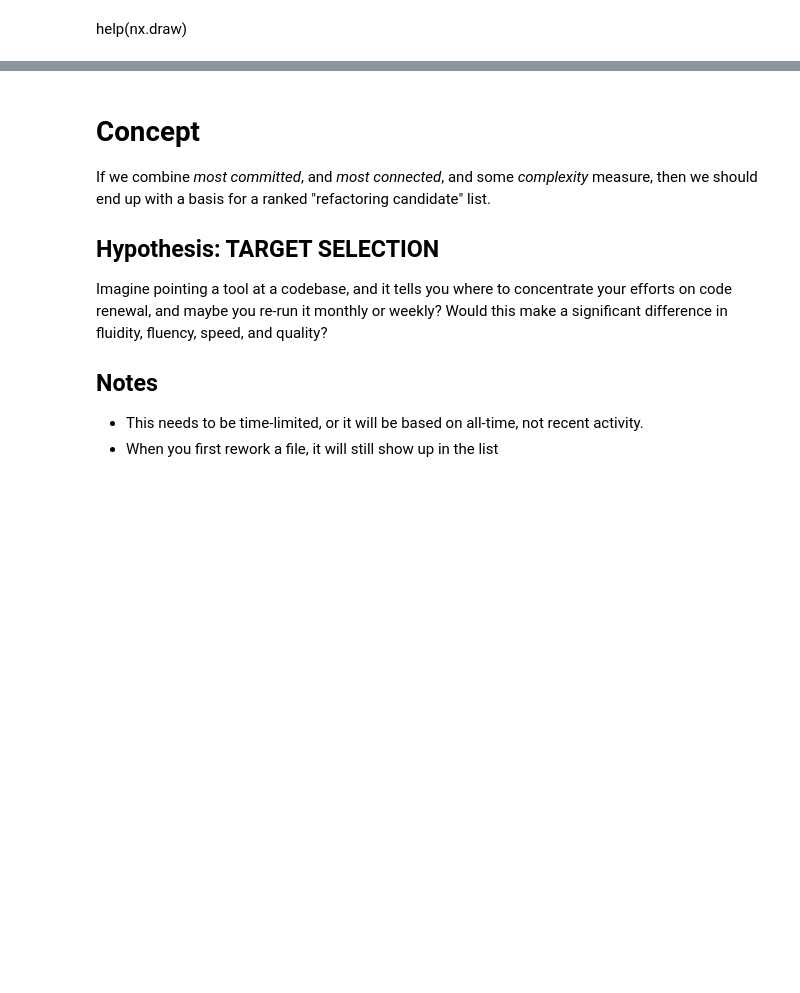
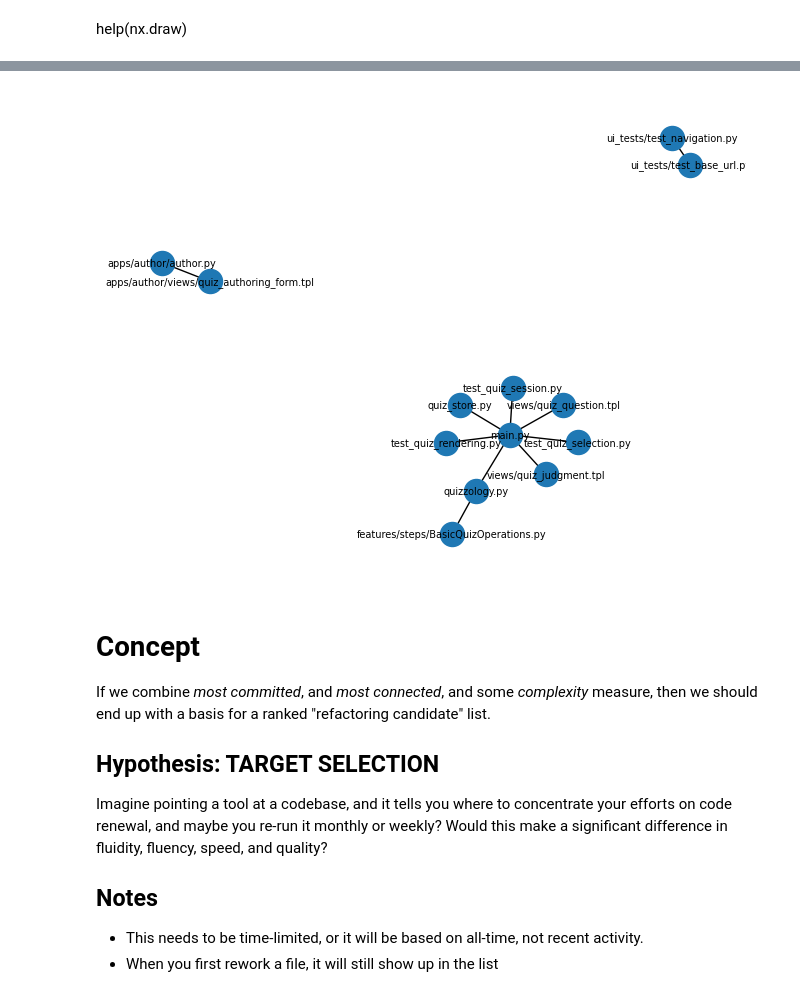
Before and after one commit to tottinge/gitminer-jupyter, a Jupyter notebook: RepoGraphs.ipynb, the cells around one changed output, grey strips where cells are left out. Cells and saved outputs as stored; diff of their text form; code cells hidden in the pictures; blank space fills up the shorter version.

```diff
--- a/RepoGraphs.ipynb
+++ b/RepoGraphs.ipynb
@@ -59,12 +103,12 @@ pprint(list(nx.connected_components(repo_graph)))
 # %%
 # Perhaps we should trim the data set so that we don't plot every single
 # edge and node in one ugly graph.
-
+one_tenth_of_busiest = 12
 busiest_graph = nx.Graph()
 busiest_graph.add_edges_from(
     edge
     for edge in repo_graph.edges
-    if repo_graph.get_edge_data(*edge).get('count', 0) > 10
+    if repo_graph.get_edge_data(*edge).get('count', 0) > one_tenth_of_busiest
 )
 # %%
 from networkx import spring_layout
@@ -74,5 +120,8 @@ nx.draw(busiest_graph, layout, **little_labels, node_size=50)
 # %%
-nx.draw_random(busiest_graph, **little_labels)
+# nx.draw_random(busiest_graph, **little_labels)
+nx.draw_spring(busiest_graph, **little_labels)
+# %% [output]
+[figure, added]
 # %% [markdown]
 # Concept
 
```
Also changed, not shown: parts of 14 cells of this notebook, 3 other files.
